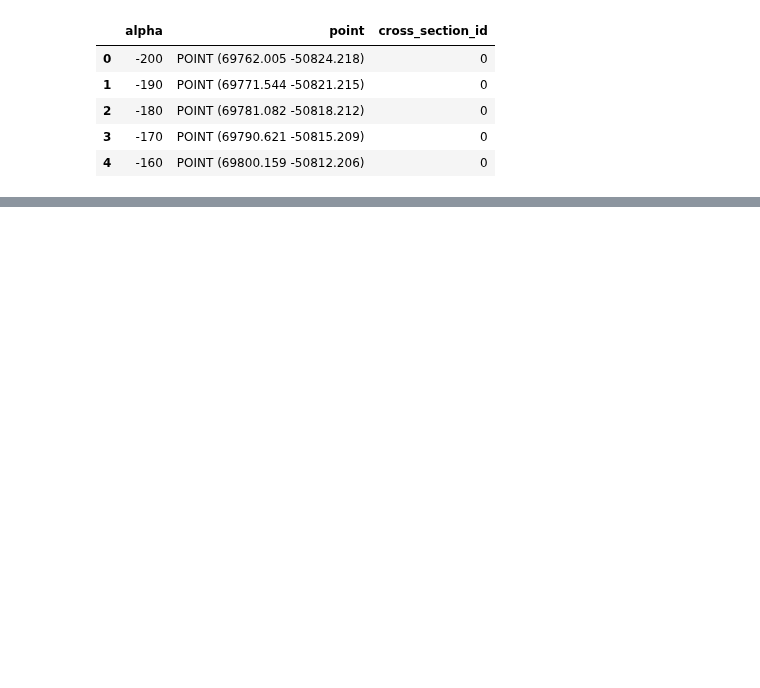
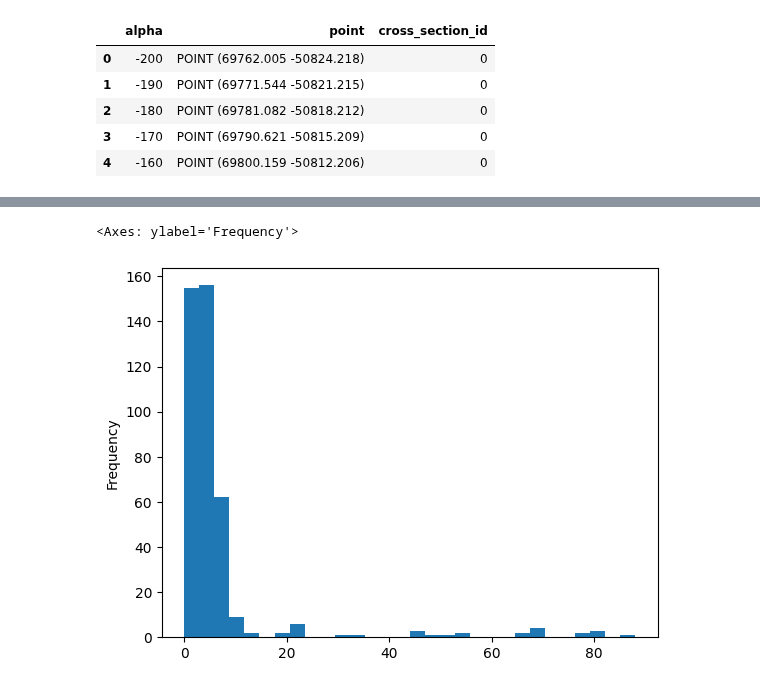
Before and after one commit to avkoehl/valleys, a Jupyter notebook: notebooks/full_workflow.ipynb, the cells around one changed output, grey strips where cells are left out. Saved outputs shown, nothing was run; the diff lists cells and outputs as text; code cells hidden in the pictures; blank space fills up the shorter version.

```diff
--- a/notebooks/full_workflow.ipynb
+++ b/notebooks/full_workflow.ipynb
@@ -128,3 +139,9 @@ bp_df['elevation'].plot.hist(bins=30)
+# %%
+elev = bp_df['elevation']
+elev.plot.hist(bins=30)
+# %% [output]
+<Axes: ylabel='Frequency'>
+[figure, added]
 # %%
 ((bp_df['elevation']/ 3).round().astype(int) * 3).describe()
 # %% [output]
```
Also changed, not shown: parts of 13 cells of this notebook.
